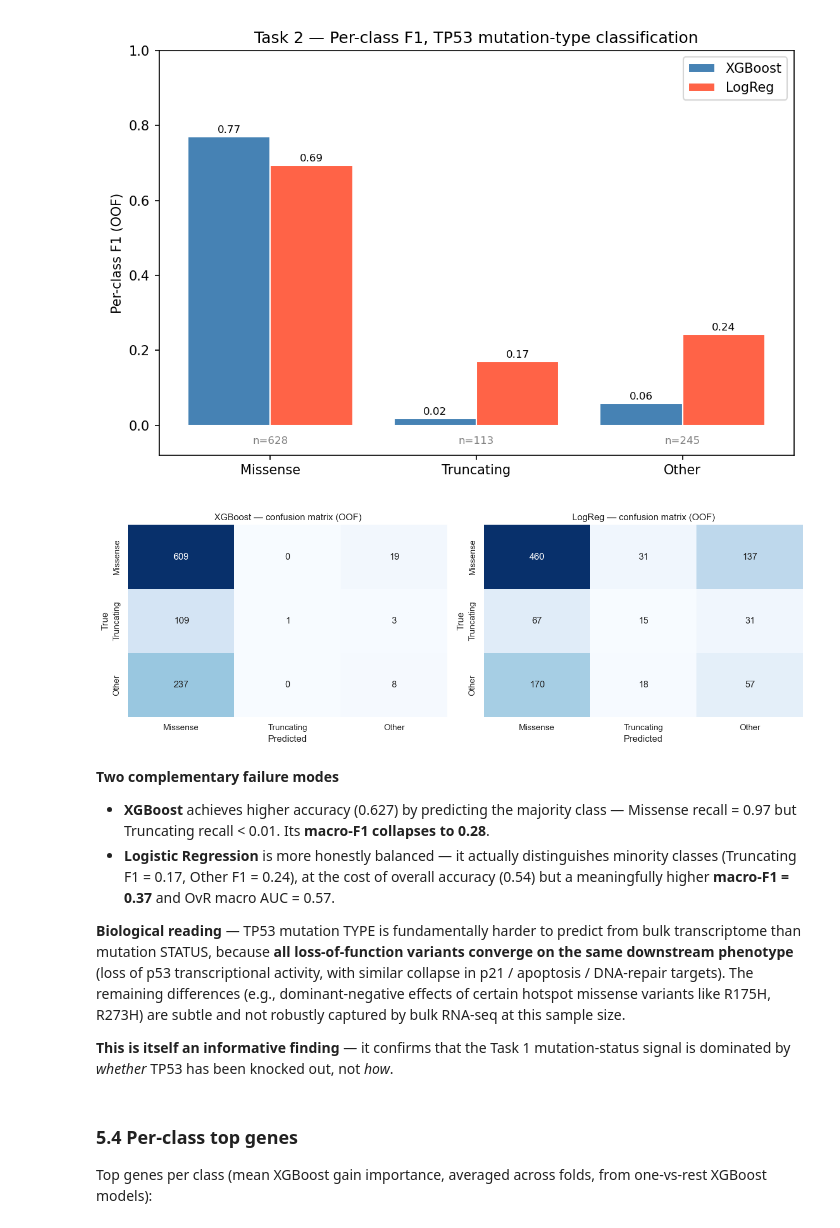
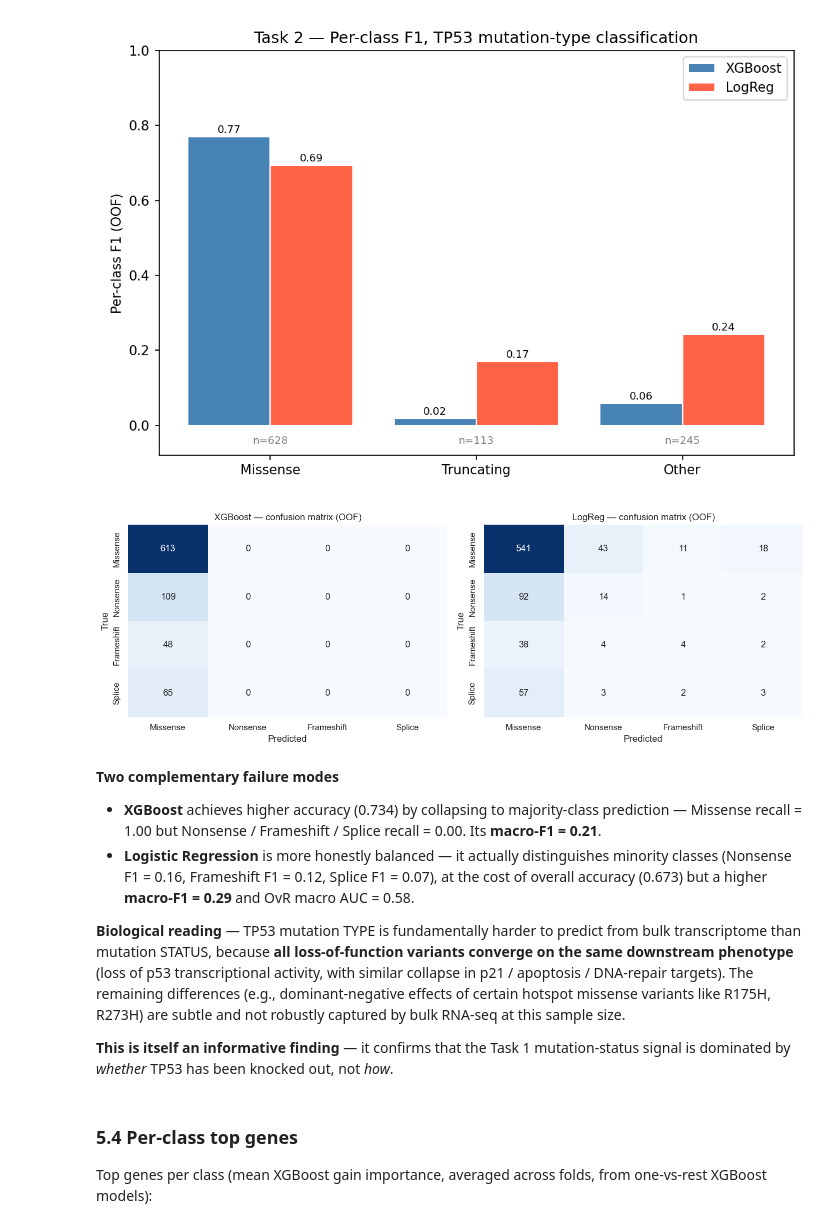
Before and after one commit to juliavikr/tp53-mutation-predictor, a Jupyter notebook: notebooks/02_final_report.ipynb, the cells around one changed output. Drawn from its saved outputs; the diff is of its cells as text; code cells hidden in the pictures.

```diff
--- a/notebooks/02_final_report.ipynb
+++ b/notebooks/02_final_report.ipynb
@@ -637,27 +640,27 @@ display(Image(str(PLOTS / 'multiclass_per_class_f1.png')))
 # %%
 # Recompute confusion matrices inline from saved OOF predictions
 oof = pd.read_csv(PROC / 'multiclass_oof_preds.csv', index_col=0)
-classes = ['Missense', 'Truncating', 'Other']
+classes = [c.split('_', 1)[1] for c in oof.columns if c.startswith('xgb_')]
 y_true = oof['true_class'].values
 
 fig, axes = plt.subplots(1, 2, figsize=(13, 4.5))
 for ax, model_prefix, name in [(axes[0], 'xgb', 'XGBoost'), (axes[1], 'logreg', 'LogReg')]:
     proba = oof[[f'{model_prefix}_{c}' for c in classes]].values
     pred_idx = proba.argmax(axis=1)
     y_pred = np.array(classes)[pred_idx]
     cm = confusion_matrix(y_true, y_pred, labels=classes)
     sns.heatmap(cm, annot=True, fmt='d', cmap='Blues', cbar=False,
                 xticklabels=classes, yticklabels=classes, ax=ax)
     ax.set_title(f'{name} — confusion matrix (OOF)')
     ax.set_xlabel('Predicted'); ax.set_ylabel('True')
 plt.tight_layout(); plt.show()
 # %% [output]
-[figure, old version]
+[figure, new version]
 # %% [markdown]
 **Two complementary failure modes**
 
-- **XGBoost** achieves higher accuracy (0.627) by predicting the majority class — Missense recall = 0.97 but Truncating recall < 0.01. Its **macro-F1 collapses to 0.28**.
-- **Logistic Regression** is more honestly balanced — it actually distinguishes minority classes (Truncating F1 = 0.17, Other F1 = 0.24), at the cost of overall accuracy (0.54) but a meaningfully higher **macro-F1 = 0.37** and OvR macro AUC = 0.57.
+- **XGBoost** achieves higher accuracy (0.734) by collapsing to majority-class prediction — Missense recall = 1.00 but Nonsense / Frameshift / Splice recall = 0.00. Its **macro-F1 = 0.21**.
+- **Logistic Regression** is more honestly balanced — it actually distinguishes minority classes (Nonsense F1 = 0.16, Frameshift F1 = 0.12, Splice F1 = 0.07), at the cost of overall accuracy (0.673) but a higher **macro-F1 = 0.29** and OvR macro AUC = 0.58.
 
 **Biological reading** — TP53 mutation TYPE is fundamentally harder to predict from bulk transcriptome than mutation STATUS, because **all loss-of-function variants converge on the same downstream phenotype** (loss of p53 transcriptional activity, with similar collapse in p21 / apoptosis / DNA-repair targets). The remaining differences (e.g., dominant-negative effects of certain hotspot missense variants like R175H, R273H) are subtle and not robustly captured by bulk RNA-seq at this sample size.
 
```
Also changed, not shown: parts of 8 cells of this notebook, 9 other files.
